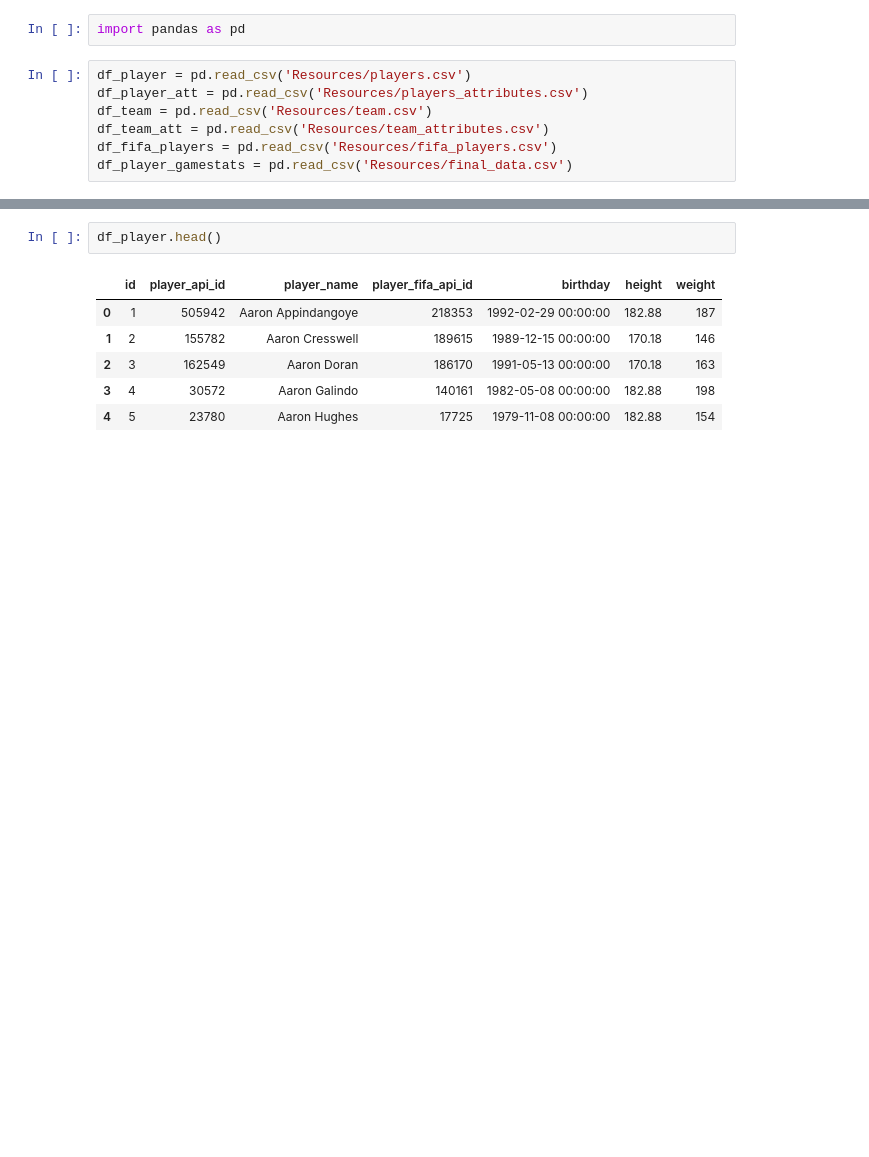
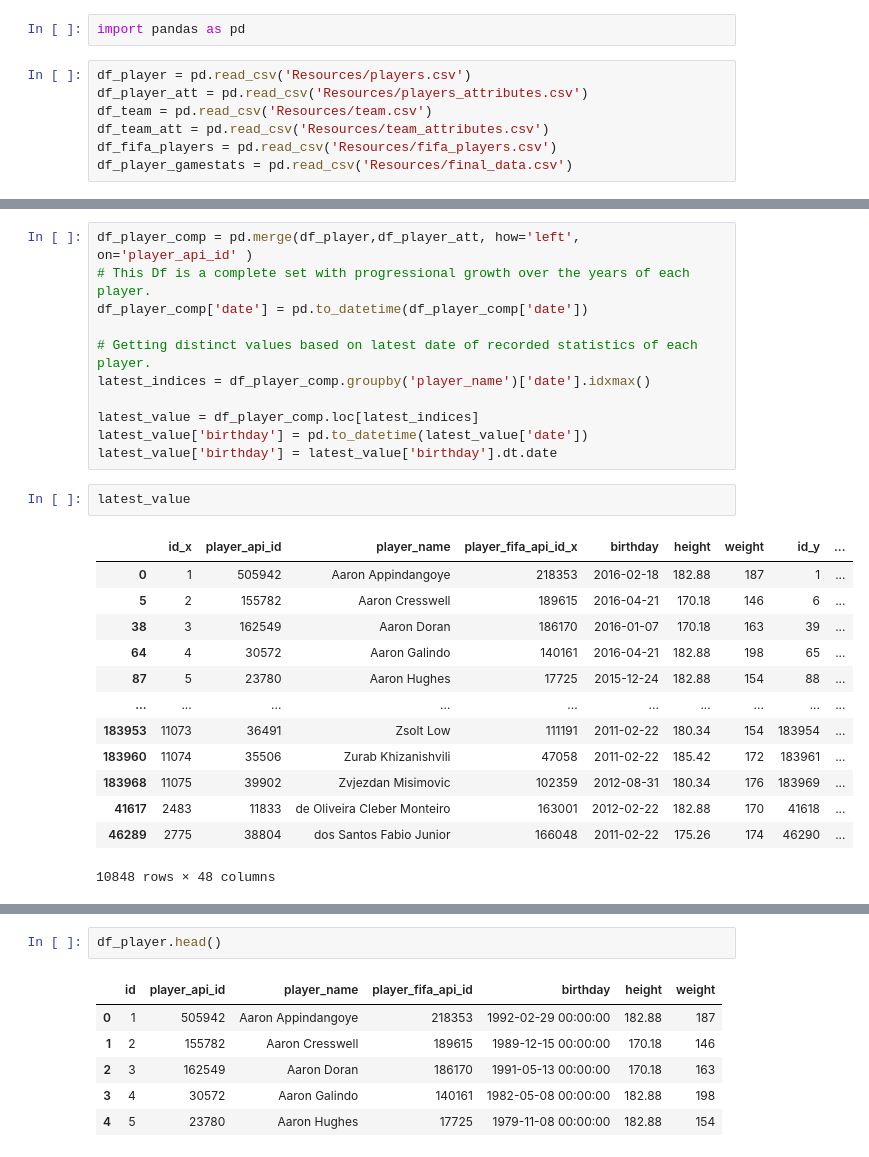
Before and after one commit to rdeshir10/Fifa_Analysis, a Jupyter notebook: football.ipynb, the cells around one changed output, grey strips where cells are left out. Saved outputs shown, nothing was run; the diff lists cells and outputs as text; blank space fills up the shorter version.

```diff
--- a/football.ipynb
+++ b/football.ipynb
@@ -9,0 +64,27 @@ df_player_gamestats = pd.read_csv('Resources/final_data.csv')
+# %%
+df_player_comp = pd.merge(df_player,df_player_att, how='left', on='player_api_id' )
+# This Df is a complete set with progressional growth over the years of each player.
+df_player_comp['date'] = pd.to_datetime(df_player_comp['date'])
+
+# Getting distinct values based on latest date of recorded statistics of each player.
+latest_indices = df_player_comp.groupby('player_name')['date'].idxmax()
+
+latest_value = df_player_comp.loc[latest_indices]
+latest_value['birthday'] = pd.to_datetime(latest_value['date'])
+latest_value['birthday'] = latest_value['birthday'].dt.date
+# %%
+latest_value
+# %% [output]
+|  | id_x | player_api_id | player_name | player_fifa_api_id_x | birthday | height | weight | id_y | ... |
+| 0 | 1 | 505942 | Aaron Appindangoye | 218353 | 2016-02-18 | 182.88 | 187 | 1 | ... |
+| 5 | 2 | 155782 | Aaron Cresswell | 189615 | 2016-04-21 | 170.18 | 146 | 6 | ... |
+| 38 | 3 | 162549 | Aaron Doran | 186170 | 2016-01-07 | 170.18 | 163 | 39 | ... |
+| 64 | 4 | 30572 | Aaron Galindo | 140161 | 2016-04-21 | 182.88 | 198 | 65 | ... |
+| 87 | 5 | 23780 | Aaron Hughes | 17725 | 2015-12-24 | 182.88 | 154 | 88 | ... |
+| ... | ... | ... | ... | ... | ... | ... | ... | ... | ... |
+| 183953 | 11073 | 36491 | Zsolt Low | 111191 | 2011-02-22 | 180.34 | 154 | 183954 | ... |
+| 183960 | 11074 | 35506 | Zurab Khizanishvili | 47058 | 2011-02-22 | 185.42 | 172 | 183961 | ... |
+| 183968 | 11075 | 39902 | Zvjezdan Misimovic | 102359 | 2012-08-31 | 180.34 | 176 | 183969 | ... |
+| 41617 | 2483 | 11833 | de Oliveira Cleber Monteiro | 163001 | 2012-02-22 | 182.88 | 170 | 41618 | ... |
+| 46289 | 2775 | 38804 | dos Santos Fabio Junior | 166048 | 2011-02-22 | 175.26 | 174 | 46290 | ... |
+10848 rows × 48 columns
```
Also changed, not shown: parts of 16 cells of this notebook.
